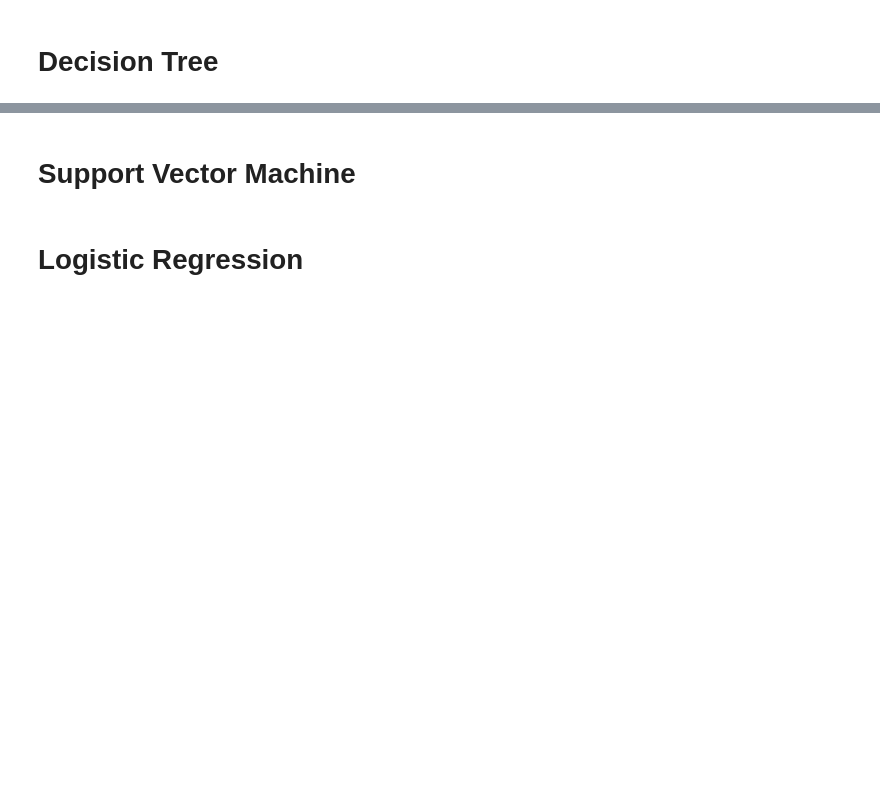
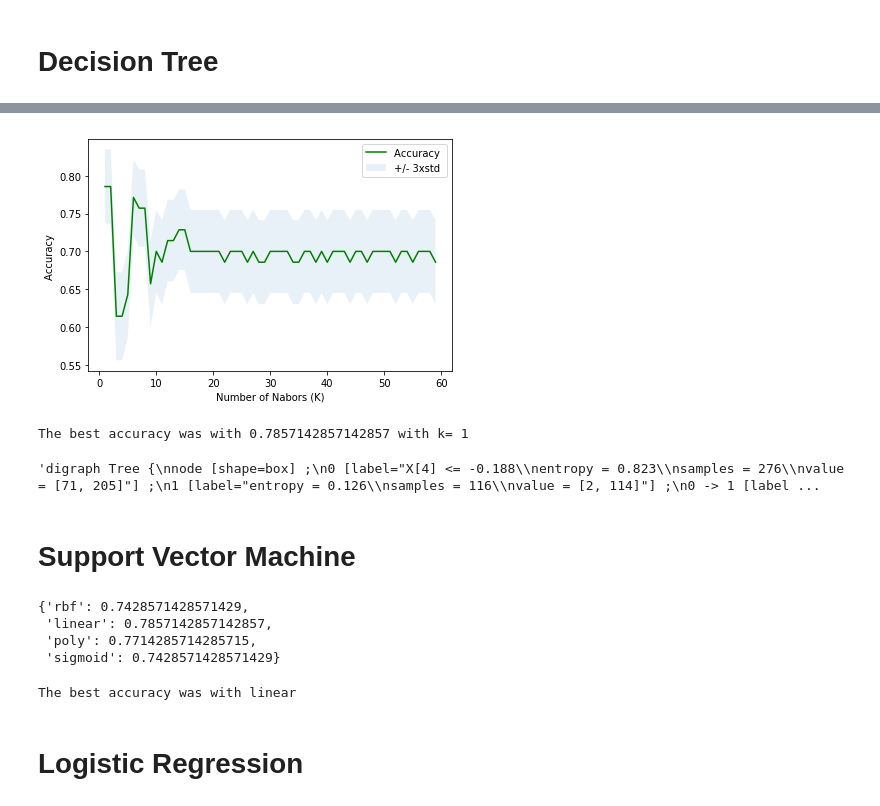
Before and after one commit to celpham/coursera-ibm-data-science, a Jupyter notebook: Assignment - ML with Python.ipynb, the cells around one changed output, grey strips where cells are left out. Drawn from its saved outputs; the diff is of its cells as text; code cells hidden in the pictures; blank space fills up the shorter version.

```diff
--- a/Assignment - ML with Python.ipynb
+++ b/Assignment - ML with Python.ipynb
@@ -299,12 +299,12 @@ from sklearn.neighbors import KNeighborsClassifier
 Ks = 60
 mean_acc = np.zeros((Ks-1))
 std_acc = np.zeros((Ks-1))
-ConfustionMx = [];
+
 for n in range(1,Ks):
 
     #Train Model and Predict
-    neigh = KNeighborsClassifier(n_neighbors = n).fit(X_train,y_train)
-    yhat=neigh.predict(X_test)
+    model = KNeighborsClassifier(n_neighbors = n).fit(X_train,y_train)
+    yhat = model.predict(X_test)
     mean_acc[n-1] = metrics.accuracy_score(y_test, yhat)
 
 
@@ -342,3 +343,21 @@ print( "The best accuracy was with", mean_acc.max(), "with k=", mean_acc.argmax(
 The best accuracy was with 0.7857142857142857 with k= 7
 # %% [markdown]
 # Decision Tree
+# %%
+from sklearn.tree import DecisionTreeClassifier
+
+Ks = 60
+mean_acc = np.zeros((Ks-1))
+std_acc = np.zeros((Ks-1))
+
+for n in range(1,Ks):
+
+    #Train Model and Predict
+    model = DecisionTreeClassifier(criterion="entropy", max_depth = n).fit(X_train, y_train)
+    yhat = model.predict(X_test)
+    mean_acc[n-1] = metrics.accuracy_score(y_test, yhat)
+
+
+    std_acc[n-1]=np.std(yhat==y_test)/np.sqrt(yhat.shape[0])
+
+mean_acc
@@ -345,4 +377,45 @@ The best accuracy was with 0.7857142857142857 with k= 7
+# %%
+plt.plot(range(1,Ks),mean_acc,'g')
+plt.fill_between(range(1,Ks),mean_acc - 1 * std_acc,mean_acc + 1 * std_acc, alpha=0.10)
+plt.legend(('Accuracy ', '+/- 3xstd'))
+plt.ylabel('Accuracy ')
+plt.xlabel('Number of Nabors (K)')
+plt.tight_layout()
+plt.show()
+# %% [output]
+[figure, added]
+# %%
+print( "The best accuracy was with", mean_acc.max(), "with k=", mean_acc.argmax()+1)
+model_tree = DecisionTreeClassifier(criterion="entropy", max_depth = 1).fit(X_train, y_train)
+# %% [output]
+The best accuracy was with 0.7857142857142857 with k= 1
+# %%
+from sklearn.tree import export_graphviz
+export_graphviz(model_tree)
+# %% [output]
+'digraph Tree {\nnode [shape=box] ;\n0 [label="X[4] <= -0.188\\nentropy = 0.823\\nsamples = 276\\nvalue = [71, 205]"] ;\n1 [label="entropy = 0.126\\nsamples = 116\\nvalue = [2, 114]"] ;\n0 -> 1 [label ...
 # %% [markdown]
 # Support Vector Machine
+# %%
+acc = {}
+functions  = ['rbf', 'linear', 'poly', 'sigmoid']
+for f in functions:
+
+    #Train Model and Predict
+    model = svm.SVC(kernel= f, gamma = 'auto').fit(X_train, y_train)
+    yhat = model.predict(X_test)
+    acc[f] = metrics.accuracy_score(y_test, yhat)
+
+acc
+# %% [output]
+{'rbf': 0.7428571428571429,
+ 'linear': 0.7857142857142857,
+ 'poly': 0.7714285714285715,
+ 'sigmoid': 0.7428571428571429}
+# %%
+print( "The best accuracy was with linear" )
+model_svm = svm.SVC(kernel = 'linear', gamma = 'auto').fit(X_train, y_train)
+# %% [output]
+The best accuracy was with linear
 # %% [markdown]
 # Logistic Regression
```
Also changed, not shown: parts of 9 cells of this notebook.
